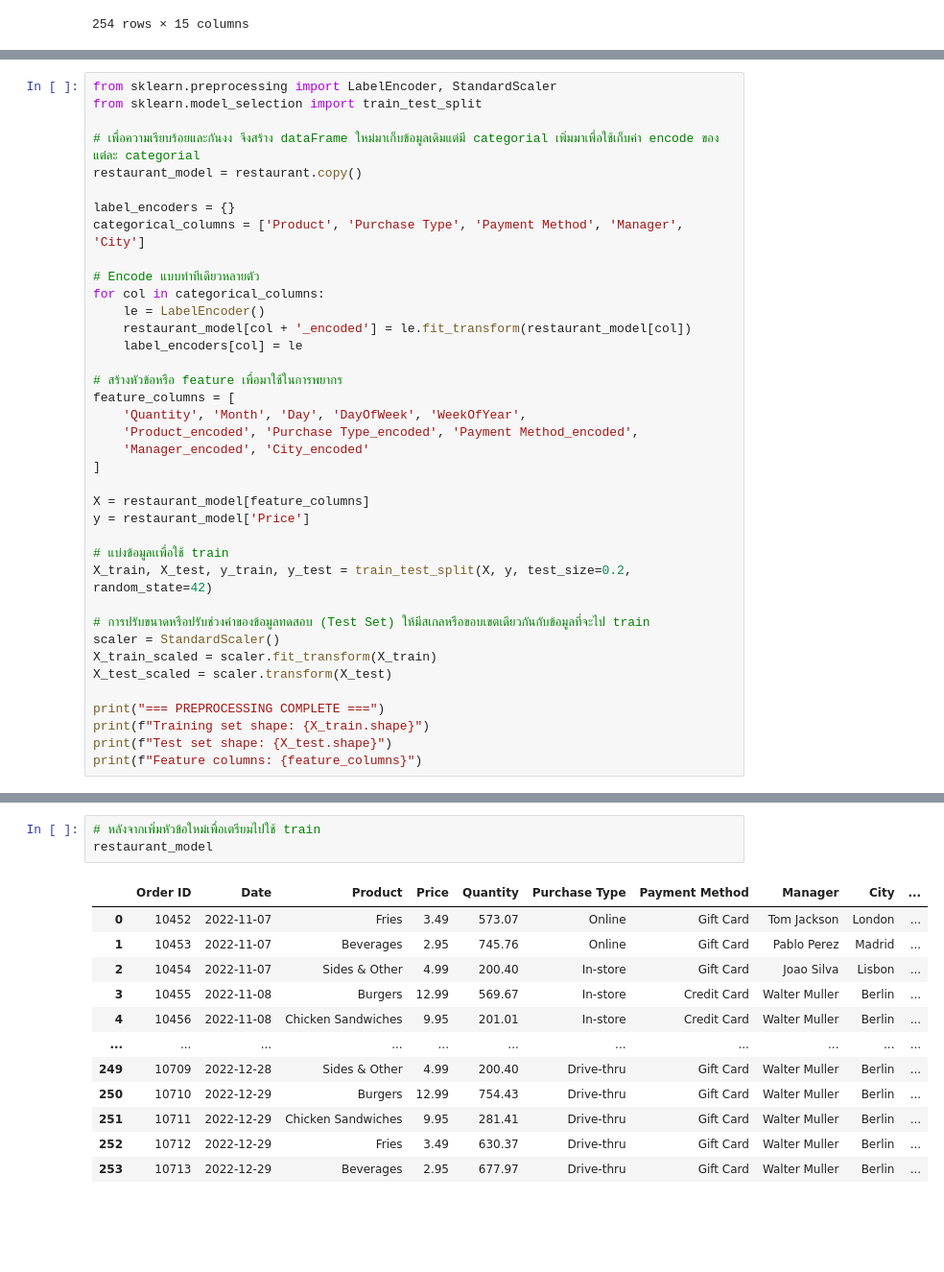
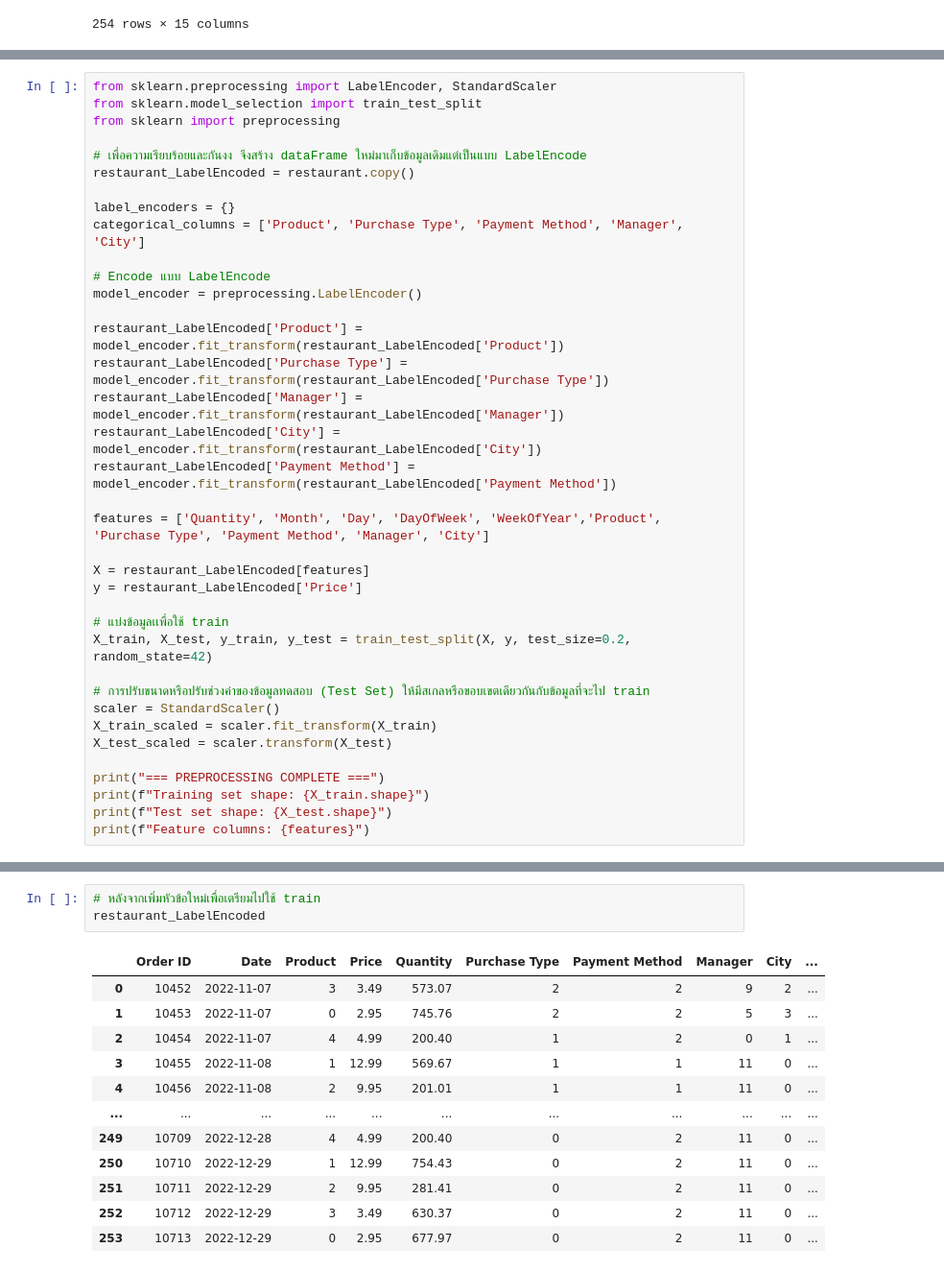
Before and after one commit to PPua1/DataSci, a Jupyter notebook: Restaurant_Sales.ipynb, the cells around one changed output, grey strips where cells are left out. Shown at 96% size. Cells and saved outputs as stored; diff of their text form; blank space fills up the shorter version.

```diff
--- a/Restaurant_Sales.ipynb
+++ b/Restaurant_Sales.ipynb
@@ -204,28 +210,27 @@ restaurant
 # %%
 from sklearn.preprocessing import LabelEncoder, StandardScaler
 from sklearn.model_selection import train_test_split
+from sklearn import preprocessing
 
-# เพื่อความเรียบร้อยและกันงง จึงสร้าง dataFrame ใหม่มาเก็บข้อมูลเดิมแต่มี categorial เพิ่มมาเพื่อใช้เก็บค่า encode ของแต่ละ categorial
-restaurant_model = restaurant.copy()
+# เพื่อความเรียบร้อยและกันงง จึงสร้าง dataFrame ใหม่มาเก็บข้อมูลเดิมแต่เป็นแบบ LabelEncode
+restaurant_LabelEncoded = restaurant.copy()
 
 label_encoders = {}
 categorical_columns = ['Product', 'Purchase Type', 'Payment Method', 'Manager', 'City']
 
-# Encode แบบทำทีเดียวหลายตัว
-for col in categorical_columns:
-    le = LabelEncoder()
-    restaurant_model[col + '_encoded'] = le.fit_transform(restaurant_model[col])
-    label_encoders[col] = le
+# Encode แบบ LabelEncode
+model_encoder = preprocessing.LabelEncoder()
 
-# สร้างหัวข้อหรือ feature เพื่อมาใช้ในการพยากร
-feature_columns = [
-    'Quantity', 'Month', 'Day', 'DayOfWeek', 'WeekOfYear',
-    'Product_encoded', 'Purchase Type_encoded', 'Payment Method_encoded',
-    'Manager_encoded', 'City_encoded'
-]
+restaurant_LabelEncoded['Product'] = model_encoder.fit_transform(restaurant_LabelEncoded['Product'])
+restaurant_LabelEncoded['Purchase Type'] = model_encoder.fit_transform(restaurant_LabelEncoded['Purchase Type'])
+restaurant_LabelEncoded['Manager'] = model_encoder.fit_transform(restaurant_LabelEncoded['Manager'])
+restaurant_LabelEncoded['City'] = model_encoder.fit_transform(restaurant_LabelEncoded['City'])
+restaurant_LabelEncoded['Payment Method'] = model_encoder.fit_transform(restaurant_LabelEncoded['Payment Method'])
 
-X = restaurant_model[feature_columns]
-y = restaurant_model['Price']
+features = ['Quantity', 'Month', 'Day', 'DayOfWeek', 'WeekOfYear','Product', 'Purchase Type', 'Payment Method', 'Manager', 'City']
+
+X = restaurant_LabelEncoded[features]
+y = restaurant_LabelEncoded['Price']
 
 # แบ่งข้อมูลเเพื่อใช้ train
 X_train, X_test, y_train, y_test = train_test_split(X, y, test_size=0.2, random_state=42)
@@ -238,7 +243,7 @@ X_test_scaled = scaler.transform(X_test)
 print("=== PREPROCESSING COMPLETE ===")
 print(f"Training set shape: {X_train.shape}")
 print(f"Test set shape: {X_test.shape}")
-print(f"Feature columns: {feature_columns}")
+print(f"Feature columns: {features}")
 # %% [output]
 === PREPROCESSING COMPLETE ===
 Training set shape: (203, 10)
@@ -247,16 +252,16 @@ Feature columns: ['Quantity', 'Month', 'Day', 'DayOfWeek', 'WeekOfYear', 'Produc
 # %%
 # หลังจากเพิ่มหัวข้อใหม่เพื่อเตรียมไปใช้ train
-restaurant_model
+restaurant_LabelEncoded
 # %% [output]
 |  | Order ID | Date | Product | Price | Quantity | Purchase Type | Payment Method | Manager | City | ... |
-| 0 | 10452 | 2022-11-07 | Fries | 3.49 | 573.07 | Online | Gift Card | Tom Jackson | London | ... |
-| 1 | 10453 | 2022-11-07 | Beverages | 2.95 | 745.76 | Online | Gift Card | Pablo Perez | Madrid | ... |
-| 2 | 10454 | 2022-11-07 | Sides & Other | 4.99 | 200.40 | In-store | Gift Card | Joao Silva | Lisbon | ... |
-| 3 | 10455 | 2022-11-08 | Burgers | 12.99 | 569.67 | In-store | Credit Card | Walter Muller | Berlin | ... |
-| 4 | 10456 | 2022-11-08 | Chicken Sandwiches | 9.95 | 201.01 | In-store | Credit Card | Walter Muller | Berlin | ... |
+| 0 | 10452 | 2022-11-07 | 3 | 3.49 | 573.07 | 2 | 2 | 9 | 2 | ... |
+| 1 | 10453 | 2022-11-07 | 0 | 2.95 | 745.76 | 2 | 2 | 5 | 3 | ... |
+| 2 | 10454 | 2022-11-07 | 4 | 4.99 | 200.40 | 1 | 2 | 0 | 1 | ... |
+| 3 | 10455 | 2022-11-08 | 1 | 12.99 | 569.67 | 1 | 1 | 11 | 0 | ... |
+| 4 | 10456 | 2022-11-08 | 2 | 9.95 | 201.01 | 1 | 1 | 11 | 0 | ... |
 | ... | ... | ... | ... | ... | ... | ... | ... | ... | ... | ... |
-| 249 | 10709 | 2022-12-28 | Sides & Other | 4.99 | 200.40 | Drive-thru | Gift Card | Walter Muller | Berlin | ... |
-| 250 | 10710 | 2022-12-29 | Burgers | 12.99 | 754.43 | Drive-thru | Gift Card | Walter Muller | Berlin | ... |
-| 251 | 10711 | 2022-12-29 | Chicken Sandwiches | 9.95 | 281.41 | Drive-thru | Gift Card | Walter Muller | Berlin | ... |
-| 252 | 10712 | 2022-12-29 | Fries | 3.49 | 630.37 | Drive-thru | Gift Card | Walter Muller | Berlin | ... |
-| 253 | 10713 | 2022-12-29 | Beverages | 2.95 | 677.97 | Drive-thru | Gift Card | Walter Muller | Berlin | ... |
+| 249 | 10709 | 2022-12-28 | 4 | 4.99 | 200.40 | 0 | 2 | 11 | 0 | ... |
+| 250 | 10710 | 2022-12-29 | 1 | 12.99 | 754.43 | 0 | 2 | 11 | 0 | ... |
+| 251 | 10711 | 2022-12-29 | 2 | 9.95 | 281.41 | 0 | 2 | 11 | 0 | ... |
+| 252 | 10712 | 2022-12-29 | 3 | 3.49 | 630.37 | 0 | 2 | 11 | 0 | ... |
+| 253 | 10713 | 2022-12-29 | 0 | 2.95 | 677.97 | 0 | 2 | 11 | 0 | ... |
```
Also changed, not shown: parts of 10 cells of this notebook.
